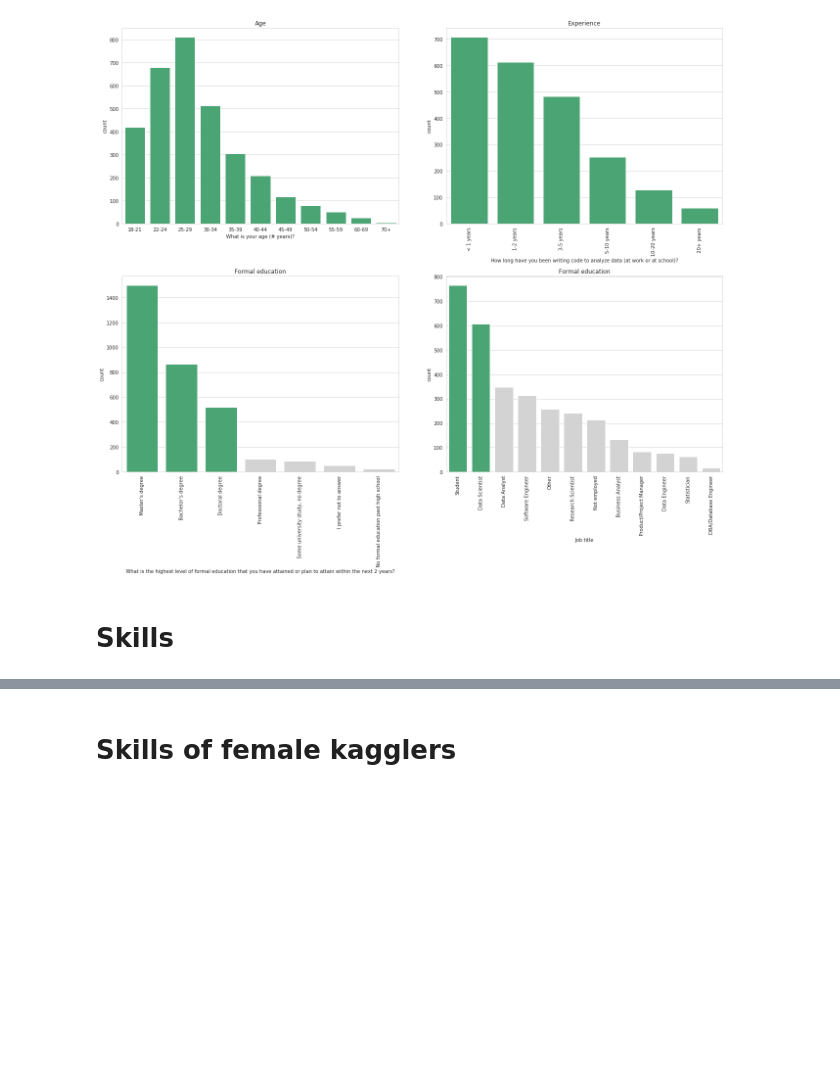
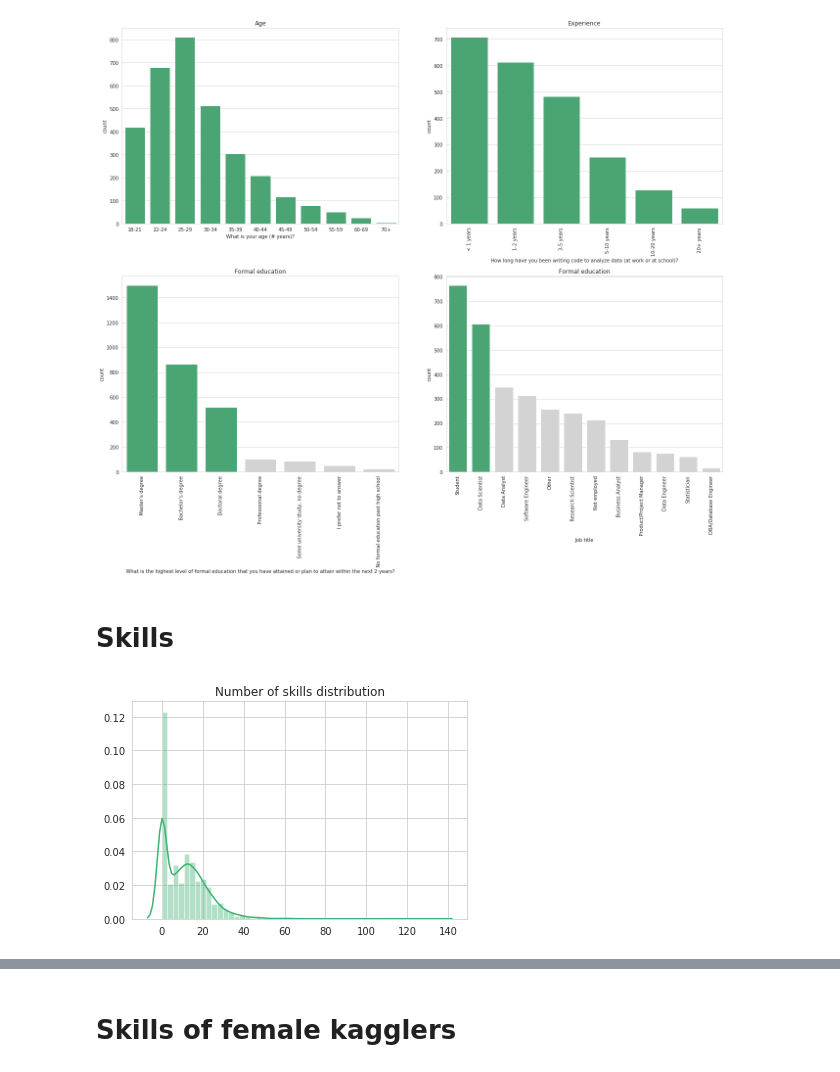
Before and after one commit to sfczekalski/women_kaggle, a Jupyter notebook: notebooks/Analysis.ipynb, the cells around one changed output, grey strips where cells are left out. Cells and saved outputs as stored; diff of their text form; code cells hidden in the pictures; blank space fills up the shorter version.

```diff
--- a/notebooks/Analysis.ipynb
+++ b/notebooks/Analysis.ipynb
@@ -227,4 +244,13 @@ plt.tight_layout();
 [figure]
 # %% [markdown]
 # Skills
+# %%
+df_skills = pd.read_csv(data_folder + 'processed/skills_data.csv')
+df_skills = df_skills.astype(np.int8)
+
+skills_counts = df_skills.sum(axis=1)
+sns.distplot(skills_counts, color=color_front)
+plt.title('Number of skills distribution');
+# %% [output]
+[figure, added]
 # %%
```
Also changed, not shown: parts of 18 cells of this notebook.
